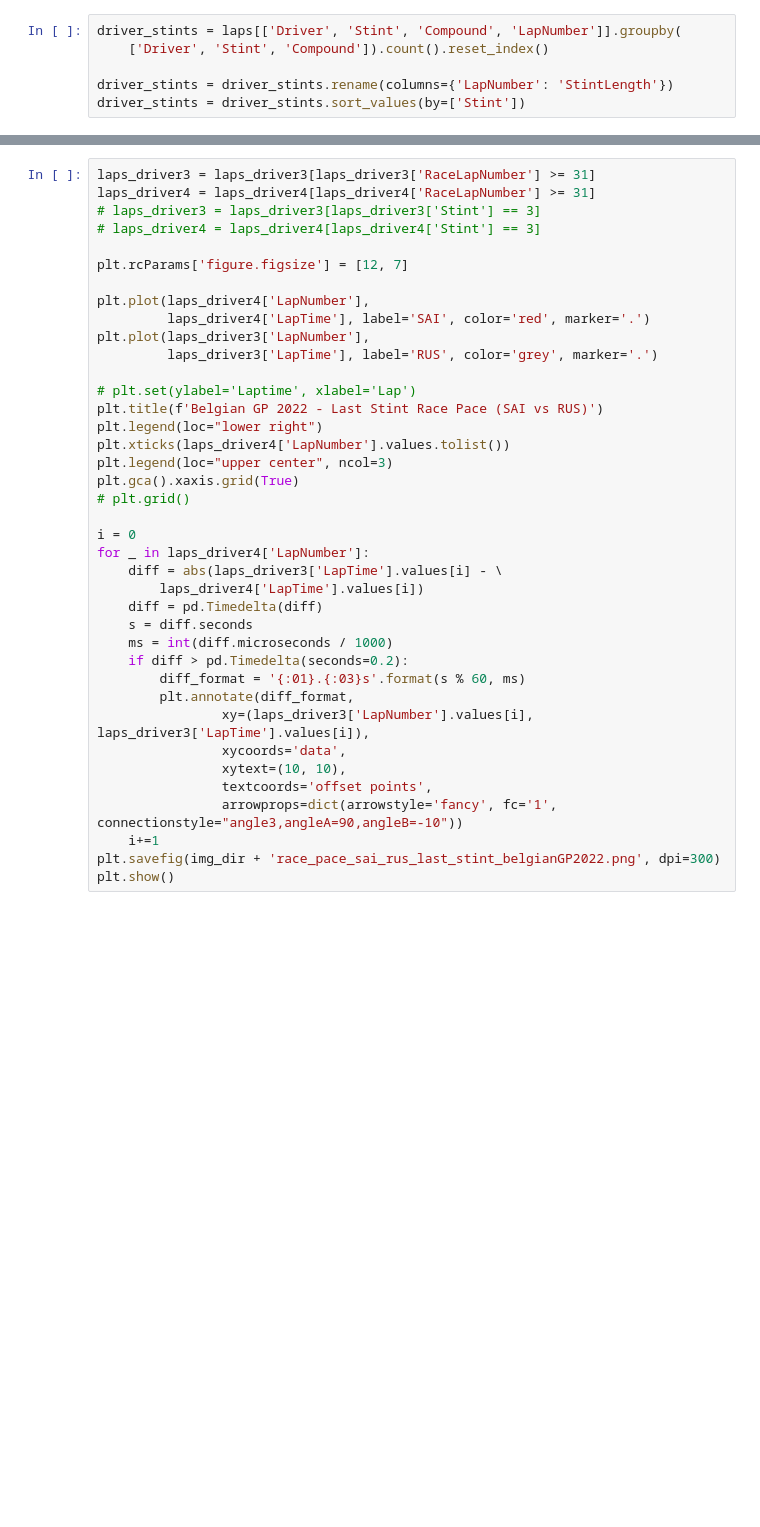
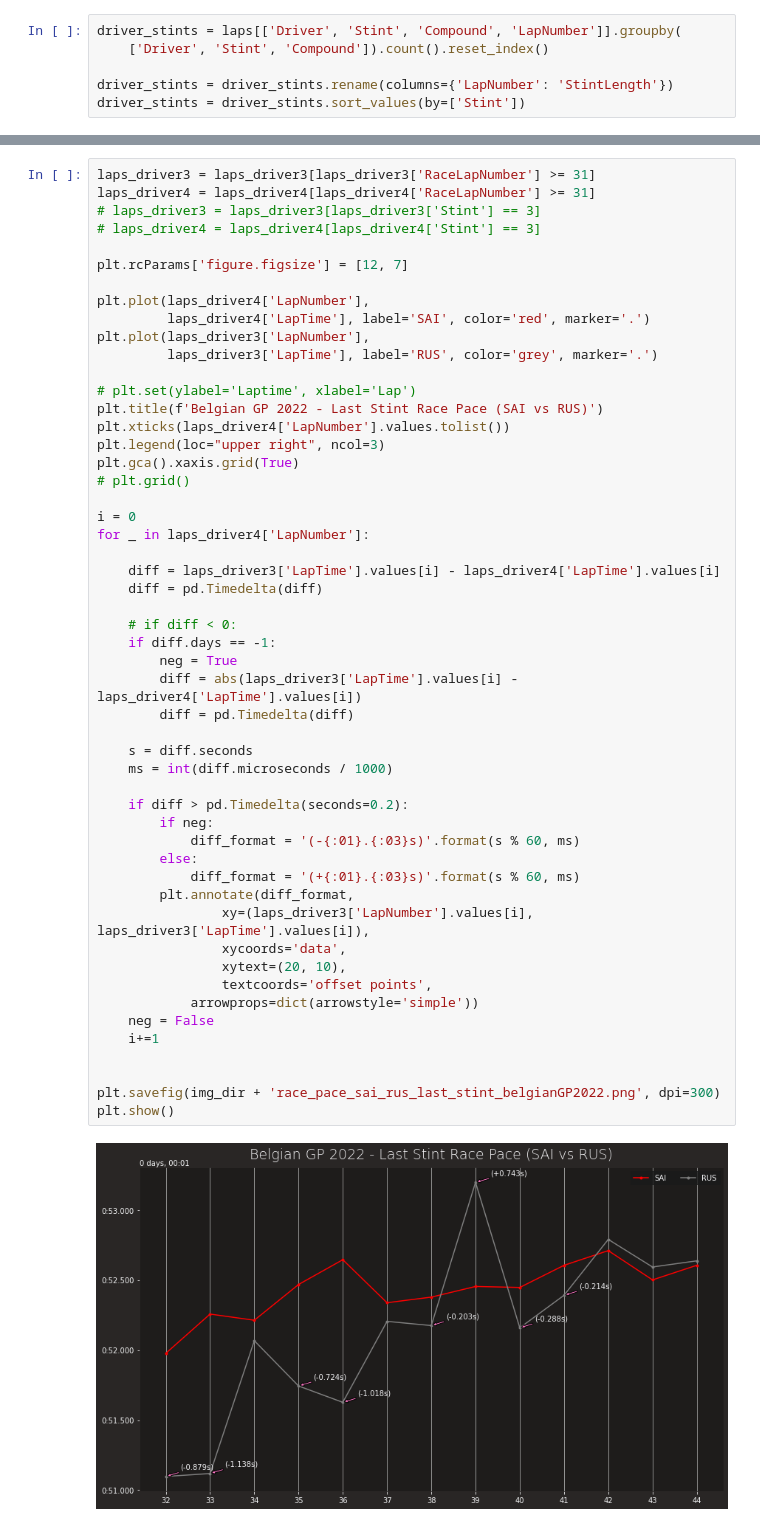
Before and after one commit to ibalampanis/f1-data-analysis, a Jupyter notebook: BelgianGP_2022/notebooks/sai-rus-last-stint-analysis.ipynb, the cells around one changed output, grey strips where cells are left out. Saved outputs shown, nothing was run; the diff lists cells and outputs as text; blank space fills up the shorter version.

```diff
--- a/BelgianGP_2022/notebooks/sai-rus-last-stint-analysis.ipynb
+++ b/BelgianGP_2022/notebooks/sai-rus-last-stint-analysis.ipynb
@@ -103,37 +122,52 @@ laps_driver3 = laps_driver3[laps_driver3['RaceLapNumber'] >= 31]
 laps_driver4 = laps_driver4[laps_driver4['RaceLapNumber'] >= 31]
 # laps_driver3 = laps_driver3[laps_driver3['Stint'] == 3]
 # laps_driver4 = laps_driver4[laps_driver4['Stint'] == 3]
 
 plt.rcParams['figure.figsize'] = [12, 7]
 
 plt.plot(laps_driver4['LapNumber'],
          laps_driver4['LapTime'], label='SAI', color='red', marker='.')
 plt.plot(laps_driver3['LapNumber'],
          laps_driver3['LapTime'], label='RUS', color='grey', marker='.')
 
 # plt.set(ylabel='Laptime', xlabel='Lap')
 plt.title(f'Belgian GP 2022 - Last Stint Race Pace (SAI vs RUS)')
-plt.legend(loc="lower right")
 plt.xticks(laps_driver4['LapNumber'].values.tolist())
-plt.legend(loc="upper center", ncol=3)
+plt.legend(loc="upper right", ncol=3)
 plt.gca().xaxis.grid(True)
 # plt.grid()
 
 i = 0
 for _ in laps_driver4['LapNumber']:
-    diff = abs(laps_driver3['LapTime'].values[i] - \
-        laps_driver4['LapTime'].values[i])
+
+    diff = laps_driver3['LapTime'].values[i] - laps_driver4['LapTime'].values[i]
     diff = pd.Timedelta(diff)
+
+    # if diff < 0:
+    if diff.days == -1:
+        neg = True
+        diff = abs(laps_driver3['LapTime'].values[i] - laps_driver4['LapTime'].values[i])
+        diff = pd.Timedelta(diff)
+
     s = diff.seconds
     ms = int(diff.microseconds / 1000)
+
     if diff > pd.Timedelta(seconds=0.2):
-        diff_format = '{:01}.{:03}s'.format(s % 60, ms)
+        if neg:
+            diff_format = '(-{:01}.{:03}s)'.format(s % 60, ms)
+        else:
+            diff_format = '(+{:01}.{:03}s)'.format(s % 60, ms)
         plt.annotate(diff_format,
                 xy=(laps_driver3['LapNumber'].values[i], laps_driver3['LapTime'].values[i]),
                 xycoords='data',
-                xytext=(10, 10),
+                xytext=(20, 10),
                 textcoords='offset points',
-                arrowprops=dict(arrowstyle='fancy', fc='1', connectionstyle="angle3,angleA=90,angleB=-10"))
+            arrowprops=dict(arrowstyle='simple'))
+    neg = False
     i+=1
+
+
 plt.savefig(img_dir + 'race_pace_sai_rus_last_stint_belgianGP2022.png', dpi=300)
 plt.show()
+# %% [output]
+[figure, added]
```
Also changed, not shown: parts of 3 cells of this notebook.
